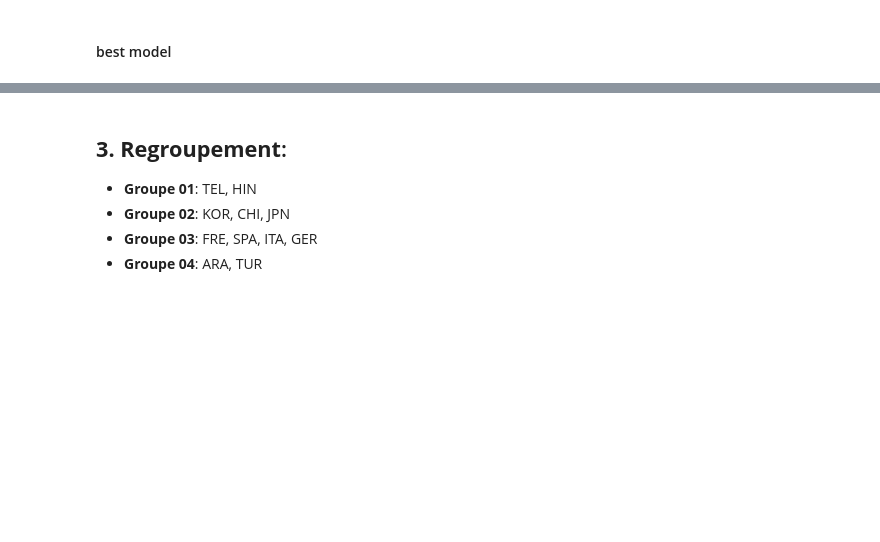
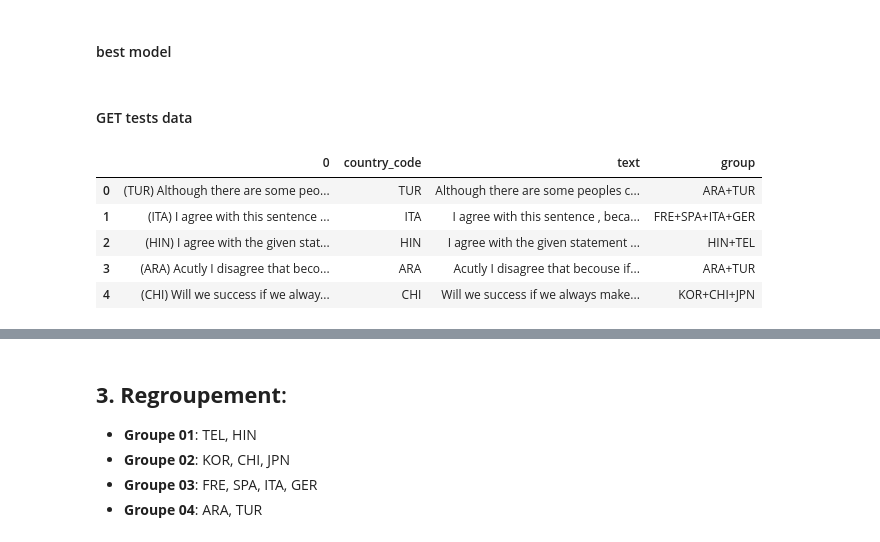
Before and after one commit to abdellah-idris/NLI, a Jupyter notebook: cross+hierarchical.ipynb, the cells around one changed output, grey strips where cells are left out. Drawn from its saved outputs; the diff is of its cells as text; code cells hidden in the pictures; blank space fills up the shorter version.

```diff
--- a/cross+hierarchical.ipynb
+++ b/cross+hierarchical.ipynb
@@ -294,3 +431,5 @@ def train_1_group(mapping_list, df, save_model_vectorizer):
 def best(results):
   best = max(results, key=lambda key: results[key]['test_accuracy'])
   return best
+# %% [markdown]
+#### GET tests data
@@ -296,0 +466,12 @@ def best(results):
+# %%
+# Shuffle the DataFrame
+all_samples = all_samples.sample(frac=1, random_state=1).reset_index(drop=True)
+# %%
+all_samples.head()
+# %% [output]
+|  | 0 | country_code | text | group |
+| 0 | (TUR) Although there are some peo... | TUR | Although there are some peoples c... | ARA+TUR |
+| 1 | (ITA) I agree with this sentence ... | ITA | I agree with this sentence , beca... | FRE+SPA+ITA+GER |
+| 2 | (HIN) I agree with the given stat... | HIN | I agree with the given statement ... | HIN+TEL |
+| 3 | (ARA) Acutly I disagree that beco... | ARA | Acutly I disagree that becouse if... | ARA+TUR |
+| 4 | (CHI) Will we success if we alway... | CHI | Will we success if we always make... | KOR+CHI+JPN |
```
Also changed, not shown: parts of 177 cells of this notebook.
